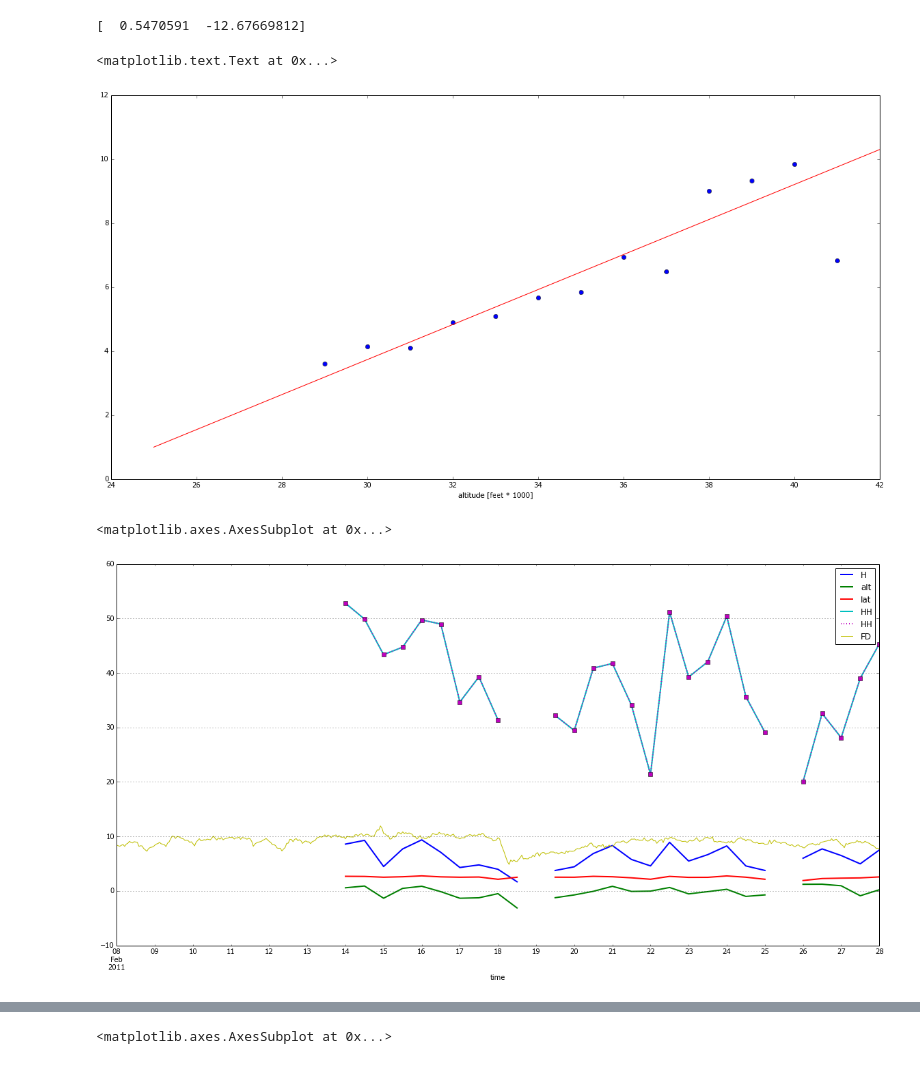
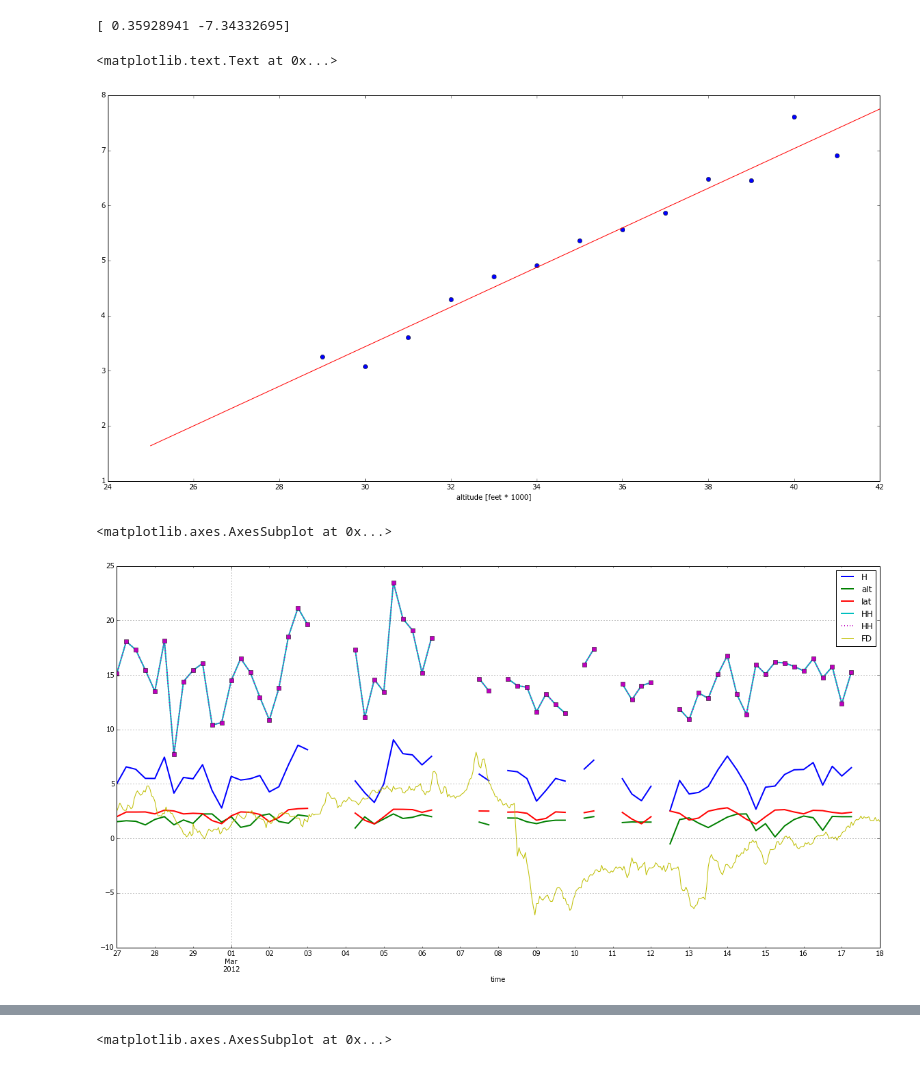
Before and after one commit to ODZ-UJF-AV-CR/liulin, a Jupyter notebook: FDoldstyle_alldata.ipynb, the cells around one changed output, grey strips where cells are left out. Drawn from its saved outputs; the diff is of its cells as text; code cells hidden in the pictures.

Commit message:
working version with all data

```diff
--- a/FDoldstyle_alldata.ipynb
+++ b/FDoldstyle_alldata.ipynb
@@ -18,3 +12,15 @@ df['time'] = pd.to_datetime(df['date'] + ' ' + df['time'])
+# %%
+filename = './data/AllRun.txt'
+
+#df = pd.read_csv(filename,delim_whitespace=True, header=0, usecols=['date','time','lat','alt','H'],
+#                 low_memory=False)   #{'lat':np.float64,'lon':np.float64,'alt':np.float64,'DSi':np.float64,'H':np.float64} )
+df = pd.read_csv(filename,delimiter='\t', header=0, usecols=['date','lat','alt','H'],
+                 )   #{'lat':np.float64,'lon':np.float64,'alt':np.float64,'DSi':np.float64,'H':np.float64} )
+
+#df['date'] = pd.to_datetime(df['date'] + ' ' + df['time'])
+#df['la'] = float(df['lat'])
+#df = df.set_index('date')
+#df.to_csv('./df.csv')
 # %%
 # find latitude relation
 
@@ -36,12 +42,12 @@ for i in range(90):
 
 plt.plot(lat_rad,'o')
 
-pf_coef = np.polyfit(range(10,58),lat_rad[range(10,58)],1)
+pf_coef = np.polyfit(range(20,50),lat_rad[range(20,50)],1)
 
 print pf_coef
 
 p = (np.poly1d(pf_coef))
 
-plt.plot(sy.linspace(0,70), p(sy.linspace(0,70)), 'r-')
+plt.plot(sy.linspace(0,90), p(sy.linspace(0,90)), 'r-')
 plt.xlabel('latitude [deg]')
 # %% [output]
@@ -79,16 +85,16 @@ pp = (np.poly1d(pf_coef))
 plt.plot(sy.linspace(25,42), pp(sy.linspace(25,42)), 'r-')
 plt.xlabel('altitude [feet * 1000]')
 # %% [output]
-[  0.5470591  -12.67669812]
+[ 0.35928941 -7.34332695]
 <matplotlib.text.Text at 0x...>
-[figure, old version]
+[figure, new version]
 # %%
 # subtract latitude and altitude relation
 
 # copy specific columns
-df1 = df[['time','H','alt','lat']]
+df1 = df[['date','H','alt','lat']]
 
-df1['time'] = pd.to_datetime(df1['time'])
+df1['date'] = pd.to_datetime(df1['date'])
 df1['HH'] = df1['H'] - p(df1['lat']) * 1 # subtract latitude ralation
 #df1['lat'] = df1['lat'] / 20
 df1['HH'] = df1['HH'] - pp(df1['alt'] / 1000) * 1  # subtract altitude ralation
@@ -96,51 +102,49 @@ df1['HH'] = df1['HH'] - pp(df1['alt'] / 1000) * 1  # subtract altitude ralation
 
 df1.loc[df1.alt <= 32000, 'HH'] = np.NAN
 
-df1 = df1.set_index('time')
+df1 = df1.set_index('date')
 df1 = df1.sort_index()
 
 df1.to_csv('./radiation.csv') # save data
 
 # resample measurements
 df2 = pd.read_csv('./radiation.csv', sep=',', header=0, parse_dates='time' )
-df2['time'] = pd.to_datetime(df2['time'])
-df2 = df2.set_index('time')
-#df2 = df2.resample('10Min', how='mean', base=0)
-df2 = df2.resample('12h', how='mean', base=0)
-df2.to_csv('./radiation_avg_day.csv')
+df2['date'] = pd.to_datetime(df2['date'])
+df2 = df2.set_index('date')
+#df2 = df2.resample('5Min', how='mean', base=0)
+df2 = df2.resample('6H', how='mean', base=0)
+df2.to_csv('./radiation_avg.csv')
 
 # plot data for given date
 
 #FD = '2001-11-6'
 #FD = '2005-12-12'
-FD = '2005-9-11'
-FD = '2006-12-15'
-FD = '2011-2-18'
+FD = '2012-3-8'
 
 df3 = pd.read_csv('./LSradiation.csv', sep=',', header=0, parse_dates='time')
 df3['time'] = pd.to_datetime(df3['time'])
 df3 = df3.set_index('time')
 df3 = df3.sort_index()
 
-df2 = pd.read_csv('./radiation_avg_day.csv', sep=',', header=0, parse_dates='time' )
-df2['time'] = pd.to_datetime(df2['time'])
-df2 = df2.set_index('time')
+df2 = pd.read_csv('./radiation_avg.csv', sep=',', header=0, parse_dates='time' )
+df2['date'] = pd.to_datetime(df2['date'])
+df2 = df2.set_index('date')
 df2['H'] = df2['H'].astype(float)
-df2['HH'] = df2['HH'].astype(float) * 10 +80
+df2['HH'] = df2['HH'].astype(float) * 5 + 40
 
 df2['lat'] = df2['lat'] / 20
 df2['alt'] = (df2['alt'] - 30000) / 4000
 
 
 datetime.timedelta(days=1)
 from_time = str(pd.to_datetime(FD) + datetime.timedelta(days=-10))
 to_time = str(pd.to_datetime(FD) + datetime.timedelta(days=10))
 
 #df2[from_time: to_time].plot(figsize=(20,10),title=FD, marker='s',linestyle=':')
 df2[from_time: to_time].plot(figsize=(20,10),lw='2')
 df2['HH'][from_time: to_time].plot(figsize=(20,10),lw='2', marker='s',linestyle=':')
 df3[from_time: to_time]['FD'] = df3[from_time: to_time]['FD'].sub(90)
 df3[from_time: to_time]['FD'].plot(figsize=(20, 10))
 # %% [output]
 <matplotlib.axes.AxesSubplot at 0x...>
-[figure, old version]
+[figure, new version]
```
Also changed, not shown: parts of 3 cells of this notebook, 2 other files.
